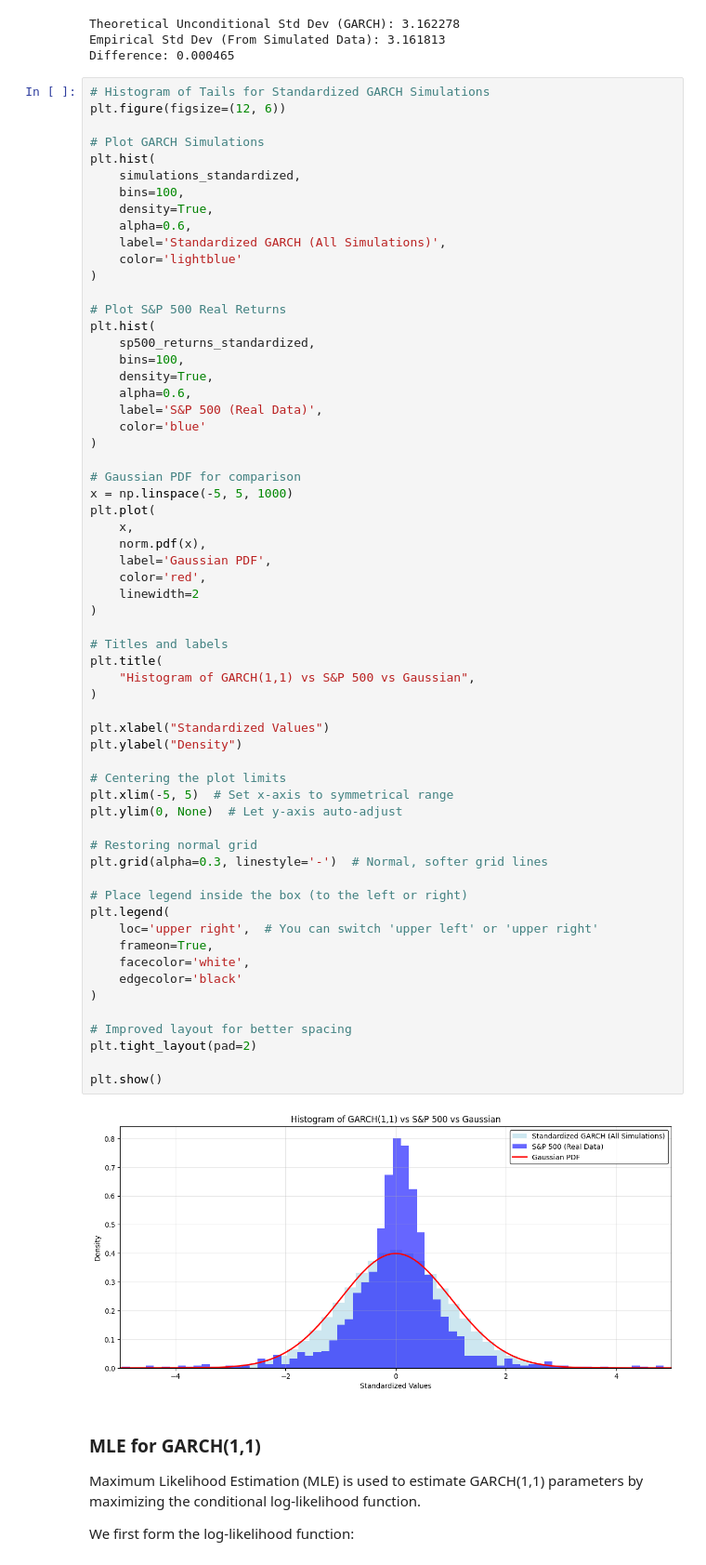
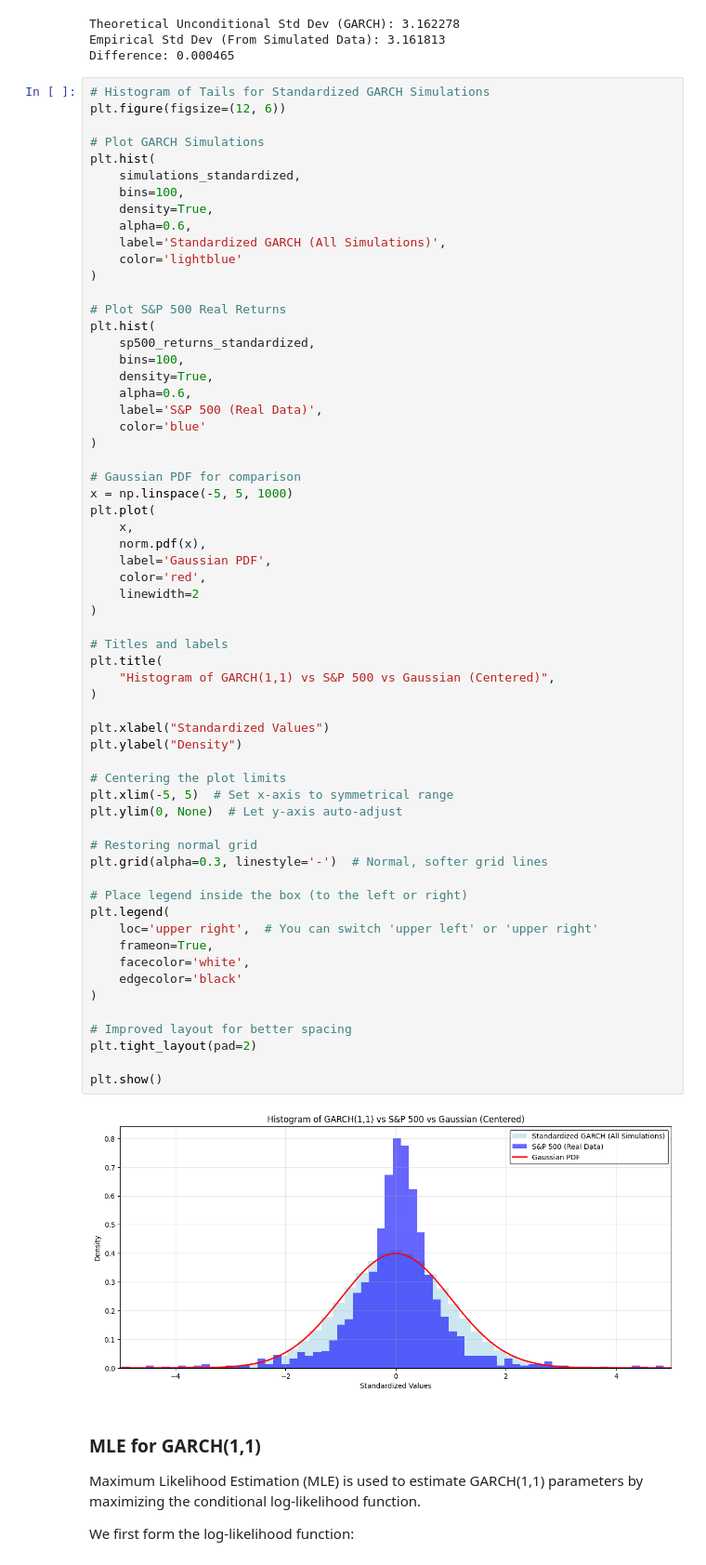
Before and after one commit to Alessandro-Dodon/garch, a Jupyter notebook: MonteCarloGarch.ipynb, the cells around one changed output. Shown at 93% size. Cells and saved outputs as stored; diff of their text form.

```diff
--- a/MonteCarloGarch.ipynb
+++ b/MonteCarloGarch.ipynb
@@ -262,35 +262,35 @@ plt.plot(
     linewidth=2
 )
 
 # Titles and labels
 plt.title(
-    "Histogram of GARCH(1,1) vs S&P 500 vs Gaussian",
+    "Histogram of GARCH(1,1) vs S&P 500 vs Gaussian (Centered)",
 )
 
 plt.xlabel("Standardized Values")
 plt.ylabel("Density")
 
 # Centering the plot limits
 plt.xlim(-5, 5)  # Set x-axis to symmetrical range
 plt.ylim(0, None)  # Let y-axis auto-adjust
 
 # Restoring normal grid
 plt.grid(alpha=0.3, linestyle='-')  # Normal, softer grid lines
 
 # Place legend inside the box (to the left or right)
 plt.legend(
     loc='upper right',  # You can switch 'upper left' or 'upper right'
     frameon=True,
     facecolor='white',
     edgecolor='black'
 )
 
 # Improved layout for better spacing
 plt.tight_layout(pad=2)
 
 plt.show()
 # %% [output]
-[figure, old version]
+[figure, new version]
 # %% [markdown]
 ### MLE for GARCH(1,1)
 
```
Also changed, not shown: parts of 3 cells of this notebook, 2 other files.
